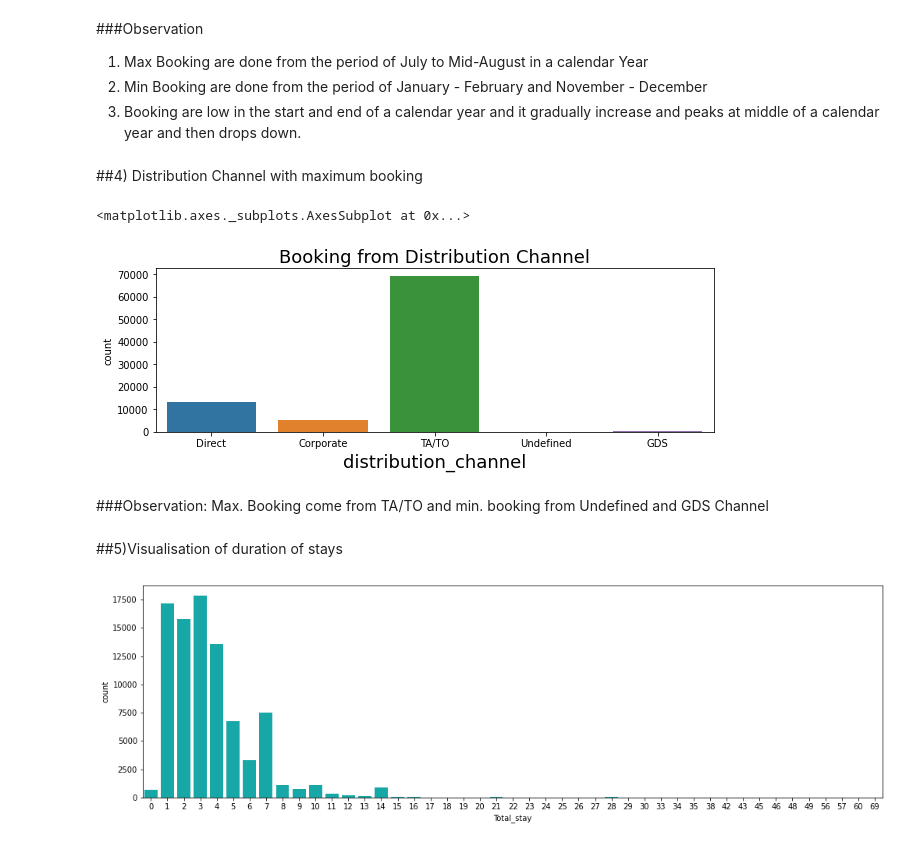
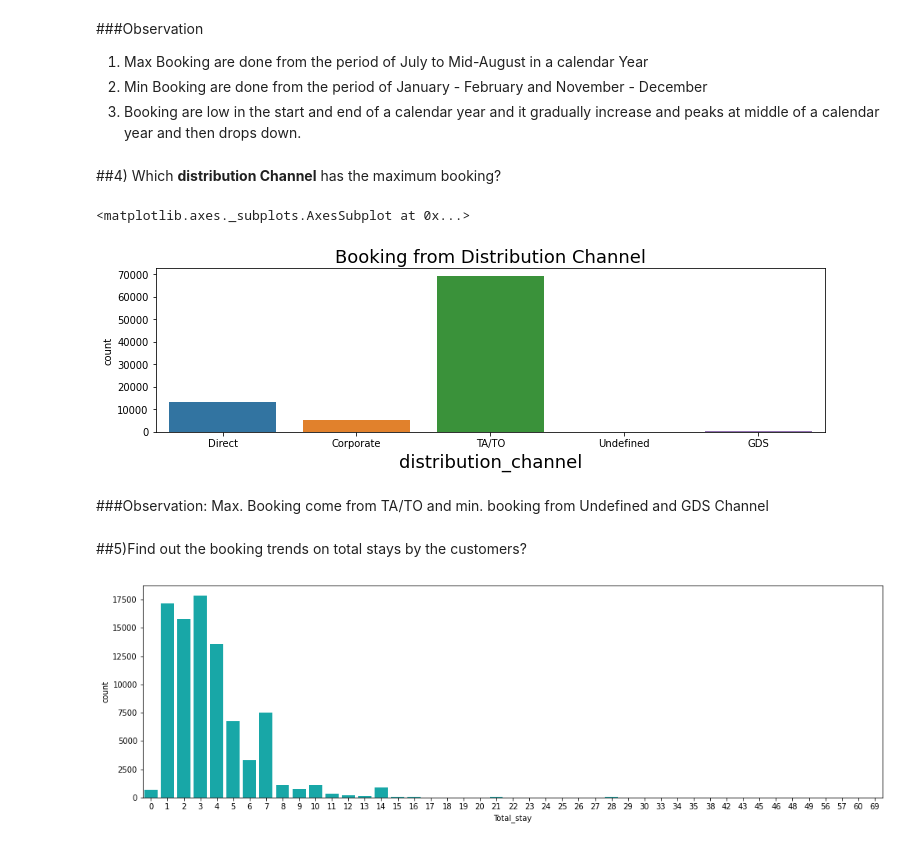
Before and after one commit to Vinnev/EDA-Capstone-Project-1, a Jupyter notebook: Hotel_Booking_Analysis(Individual_)_Capstone_Project.ipynb, the cells around one changed output. Drawn from its saved outputs; the diff is of its cells as text; code cells hidden in the pictures.

```diff
--- a/Hotel_Booking_Analysis(Individual_)_Capstone_Project.ipynb
+++ b/Hotel_Booking_Analysis(Individual_)_Capstone_Project.ipynb
@@ -309,23 +309,23 @@ sns.lineplot(x,y.values)
 2. Min Booking are done from the period of January - February and November - December
 3. Booking are low in the start and end of a calendar year and it gradually increase and peaks at middle of a calendar year and then drops down.
 # %% [markdown]
-##4) Distribution Channel with maximum booking
+##4) Which **distribution Channel** has the  maximum booking?
 # %%
-#Distribution Channel with maximum booking
+#distribution Channel with maximum booking
 distribution_chan = df['distribution_channel']
 distribution_chan.dropna(inplace = True)
-plt.figure(figsize=(10,3))
+plt.figure(figsize=(12,3))
 plt.title('Booking from Distribution Channel', fontsize=18)
 plt.xlabel('xlabel',fontsize=18)
 sns.countplot(df['distribution_channel'])
 # %% [output]
 <matplotlib.axes._subplots.AxesSubplot at 0x...>
-[figure, old version]
+[figure, new version]
 # %% [markdown]
 ###Observation:
 Max. Booking come from TA/TO and min. booking from Undefined and GDS Channel
-# %% [markdown]
-##5)Visualisation of duration of stays
+# %% [markdown]
+##5)Find out the booking trends on total stays by the customers?
 # %%
 #visualisation of duration of stays
 df[['stays_in_weekend_nights','stays_in_week_nights']]=df[['stays_in_weekend_nights','stays_in_week_nights']].astype('int64')
```
Also changed, not shown: parts of 7 cells of this notebook.
